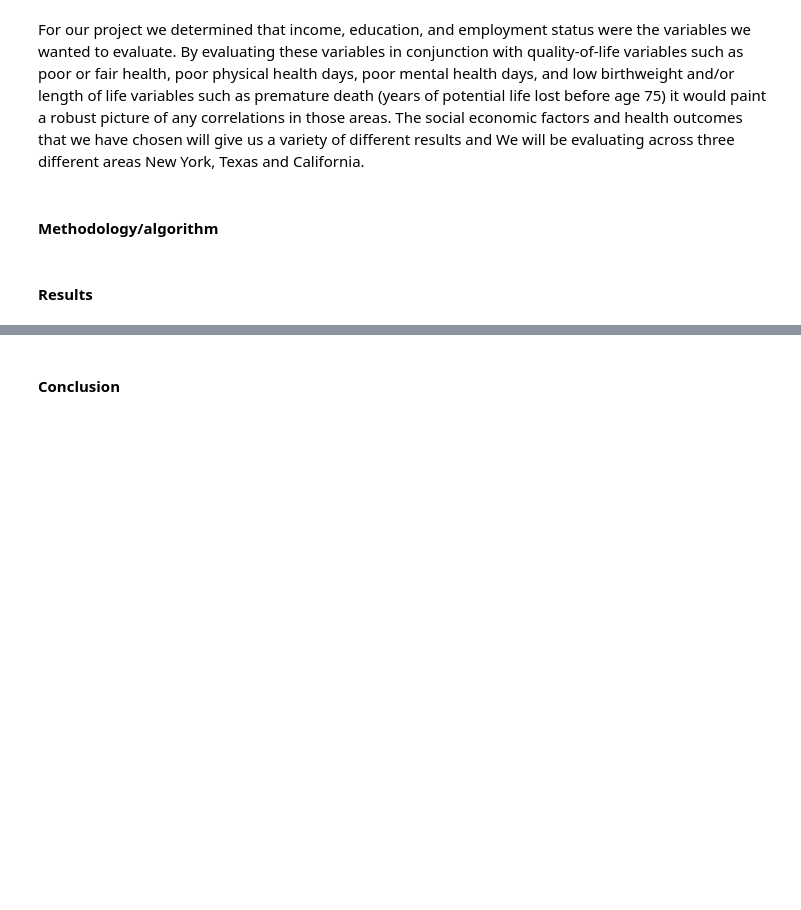
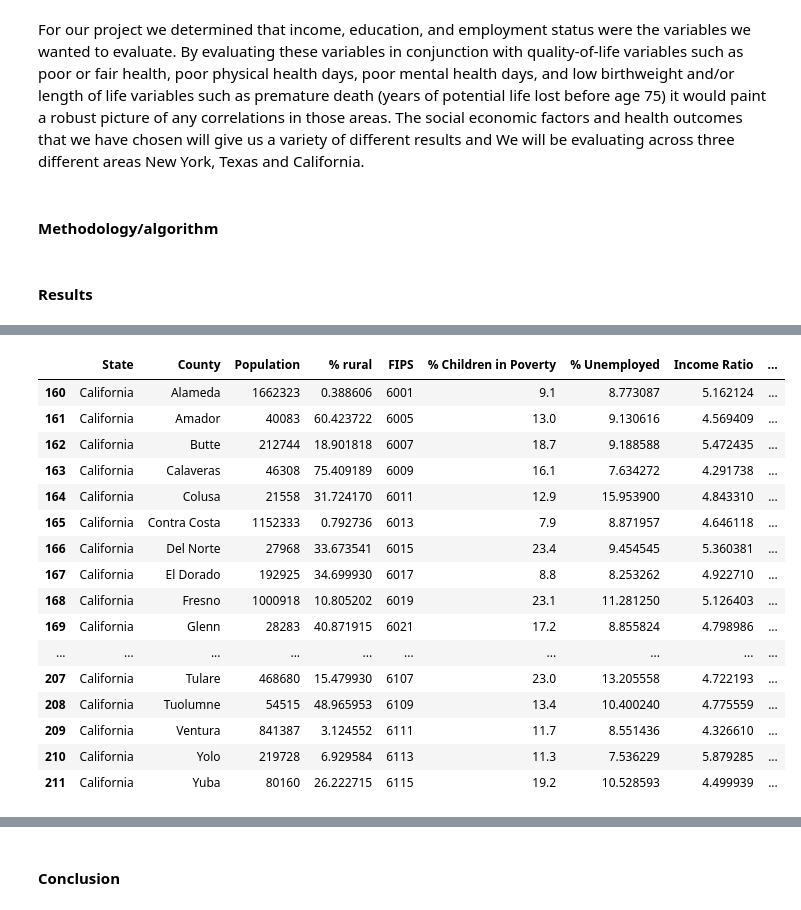
Before and after one commit to amcconaha/APCV361, a Jupyter notebook: Final Project Notebook.ipynb, the cells around one changed output, grey strips where cells are left out. Drawn from its saved outputs; the diff is of its cells as text; code cells hidden in the pictures; blank space fills up the shorter version.

```diff
--- a/Final Project Notebook.ipynb
+++ b/Final Project Notebook.ipynb
@@ -22,0 +28,10 @@ The social economic factors and health outcomes that we have chosen will give us
+# %%
+def toColInt(df, cols):
+    for c in cols:
+        df[c] = df[c].fillna(0).astype('int')
+    return df
+# %%
+def toColFloat(df, cols):
+    for c in cols:
+        df[c] = df[c].fillna(0).astype('float')
+    return df
@@ -22,0 +43,11 @@ The social economic factors and health outcomes that we have chosen will give us
+# %%
+def parseCSVData(filename,intcols=[], fcols=[]):
+    df = pd.read_csv(filename)
+    df = toColInt(df, intcols)
+    df = toColFloat(df,fcols)
+    return df
+# %%
+intcols =['FIPS']
+fcols =['% Children in Poverty','Income Ratio','% Unemployed','% Completed High School','% Some College']
+df = parseCSVData('project.csv', intcols, fcols)
+df
@@ -22,0 +85,21 @@ The social economic factors and health outcomes that we have chosen will give us
+# %%
+california_df = df[df['State']=='California']
+california_df
+# %% [output]
+|  | State | County | Population | % rural | FIPS | % Children in Poverty | % Unemployed | Income Ratio | ... |
+| 160 | California | Alameda | 1662323 | 0.388606 | 6001 | 9.1 | 8.773087 | 5.162124 | ... |
+| 161 | California | Amador | 40083 | 60.423722 | 6005 | 13.0 | 9.130616 | 4.569409 | ... |
+| 162 | California | Butte | 212744 | 18.901818 | 6007 | 18.7 | 9.188588 | 5.472435 | ... |
+| 163 | California | Calaveras | 46308 | 75.409189 | 6009 | 16.1 | 7.634272 | 4.291738 | ... |
+| 164 | California | Colusa | 21558 | 31.724170 | 6011 | 12.9 | 15.953900 | 4.843310 | ... |
+| 165 | California | Contra Costa | 1152333 | 0.792736 | 6013 | 7.9 | 8.871957 | 4.646118 | ... |
+| 166 | California | Del Norte | 27968 | 33.673541 | 6015 | 23.4 | 9.454545 | 5.360381 | ... |
+| 167 | California | El Dorado | 192925 | 34.699930 | 6017 | 8.8 | 8.253262 | 4.922710 | ... |
+| 168 | California | Fresno | 1000918 | 10.805202 | 6019 | 23.1 | 11.281250 | 5.126403 | ... |
+| 169 | California | Glenn | 28283 | 40.871915 | 6021 | 17.2 | 8.855824 | 4.798986 | ... |
+| ... | ... | ... | ... | ... | ... | ... | ... | ... | ... |
+| 207 | California | Tulare | 468680 | 15.479930 | 6107 | 23.0 | 13.205558 | 4.722193 | ... |
+| 208 | California | Tuolumne | 54515 | 48.965953 | 6109 | 13.4 | 10.400240 | 4.775559 | ... |
+| 209 | California | Ventura | 841387 | 3.124552 | 6111 | 11.7 | 8.551436 | 4.326610 | ... |
+| 210 | California | Yolo | 219728 | 6.929584 | 6113 | 11.3 | 7.536229 | 5.879285 | ... |
+| 211 | California | Yuba | 80160 | 26.222715 | 6115 | 19.2 | 10.528593 | 4.499939 | ... |
```
Also changed, not shown: parts of 7 cells of this notebook.
